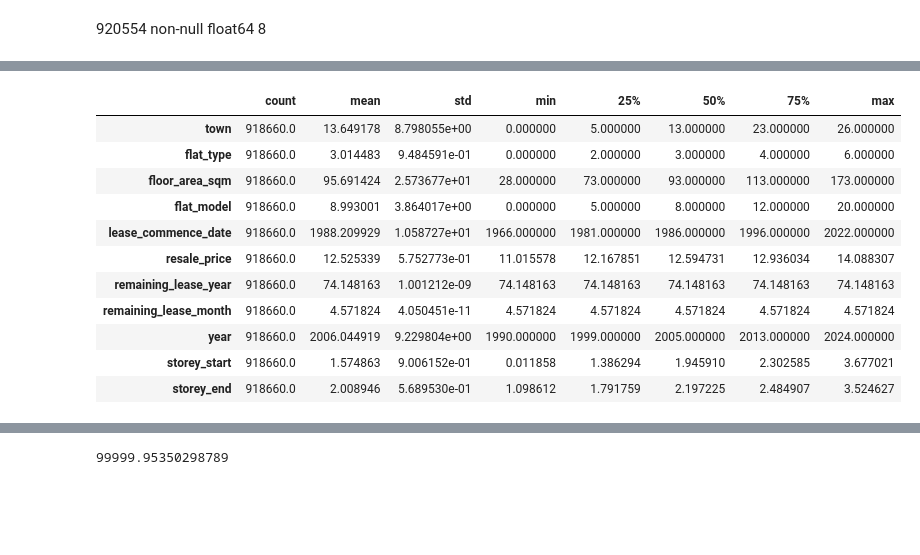
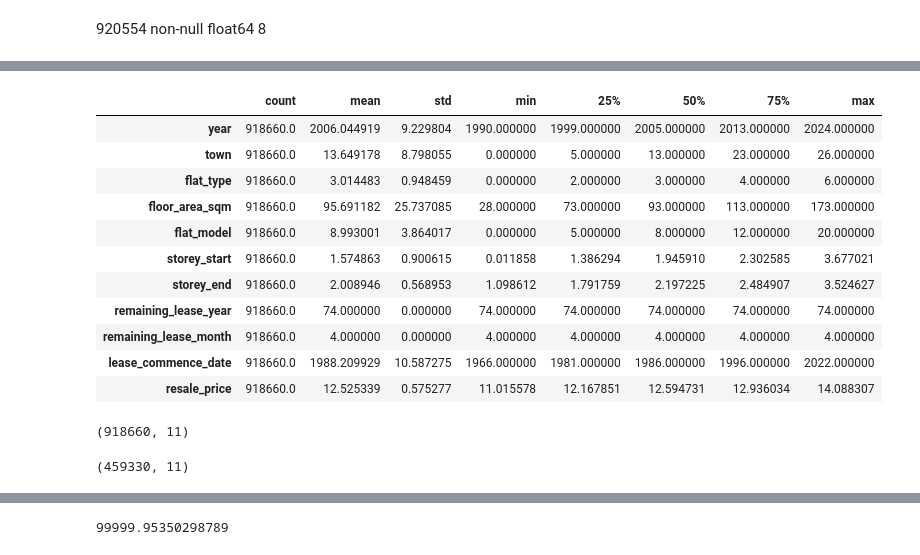
Before and after one commit to dharshini-in/-Singapore-Resale-Flat-Prices-Predicting, a Jupyter notebook: singapore_house_prediction.ipynb, the cells around one changed output, grey strips where cells are left out. Cells and saved outputs as stored; diff of their text form; code cells hidden in the pictures; blank space fills up the shorter version.

```diff
--- a/singapore_house_prediction.ipynb
+++ b/singapore_house_prediction.ipynb
@@ -554,0 +567,10 @@ df_og.tail(2)
+# %%
+df_og["remaining_lease_year"]= df_og["remaining_lease_year"].astype(int)
+df_og["remaining_lease_month"]= df_og["remaining_lease_month"].astype(int)
+df_og["flat_type"]= df_og["flat_type"].astype(int)
+df_og["flat_model"]= df_og["flat_model"].astype(int)
+df_og["storey_start"]= df_og["storey_start"].astype(int)
+df_og["storey_end"]= df_og["storey_end"].astype(int)
+df_og["floor_area_sqm"]= df_og["floor_area_sqm"].astype(int)
+
+df_og.info()
@@ -555,3 +596,10 @@ df_og.tail(2)
+# %%
+# set the columns
+df_og1= df_og[['year', 'town', 'flat_type', 'floor_area_sqm', 'flat_model',
+       'storey_start', 'storey_end', 'remaining_lease_year','remaining_lease_month',
+       'lease_commence_date', 'resale_price']]
+# %%
+df_real_og=df_og1.sort_values(by=["year"])
 # %%
 # detecting the skewed columns using plot
 def plot(df,column):
@@ -591,7 +639,7 @@ for i in df_og.columns:
 # %%
-df_og["storey_start"]= np.log(df_og["storey_start"])
-df_og["storey_end"]= np.log(df_og["storey_end"])
-df_og["resale_price"]= np.log(df_og["resale_price"])
+df_real_og["storey_start"]= np.log(df_real_og["storey_start"])
+df_real_og["storey_end"]= np.log(df_real_og["storey_end"])
+df_real_og["resale_price"]= np.log(df_real_og["resale_price"])
 # %%
 skewed_columns=["storey_start","storey_end","resale_price"]
 for i in skewed_columns:
@@ -637,15 +685,15 @@ plt.show()
 # %%
-df_og.describe().T
+df_real_og.describe().T
 # %% [output]
 |  | count | mean | std | min | 25% | 50% | 75% | max |
-| town | 918660.0 | 13.649178 | 8.798055e+00 | 0.000000 | 5.000000 | 13.000000 | 23.000000 | 26.000000 |
-| flat_type | 918660.0 | 3.014483 | 9.484591e-01 | 0.000000 | 2.000000 | 3.000000 | 4.000000 | 6.000000 |
-| floor_area_sqm | 918660.0 | 95.691424 | 2.573677e+01 | 28.000000 | 73.000000 | 93.000000 | 113.000000 | 173.000000 |
-| flat_model | 918660.0 | 8.993001 | 3.864017e+00 | 0.000000 | 5.000000 | 8.000000 | 12.000000 | 20.000000 |
-| lease_commence_date | 918660.0 | 1988.209929 | 1.058727e+01 | 1966.000000 | 1981.000000 | 1986.000000 | 1996.000000 | 2022.000000 |
-| resale_price | 918660.0 | 12.525339 | 5.752773e-01 | 11.015578 | 12.167851 | 12.594731 | 12.936034 | 14.088307 |
-| remaining_lease_year | 918660.0 | 74.148163 | 1.001212e-09 | 74.148163 | 74.148163 | 74.148163 | 74.148163 | 74.148163 |
-| remaining_lease_month | 918660.0 | 4.571824 | 4.050451e-11 | 4.571824 | 4.571824 | 4.571824 | 4.571824 | 4.571824 |
-| year | 918660.0 | 2006.044919 | 9.229804e+00 | 1990.000000 | 1999.000000 | 2005.000000 | 2013.000000 | 2024.000000 |
-| storey_start | 918660.0 | 1.574863 | 9.006152e-01 | 0.011858 | 1.386294 | 1.945910 | 2.302585 | 3.677021 |
-| storey_end | 918660.0 | 2.008946 | 5.689530e-01 | 1.098612 | 1.791759 | 2.197225 | 2.484907 | 3.524627 |
+| year | 918660.0 | 2006.044919 | 9.229804 | 1990.000000 | 1999.000000 | 2005.000000 | 2013.000000 | 2024.000000 |
+| town | 918660.0 | 13.649178 | 8.798055 | 0.000000 | 5.000000 | 13.000000 | 23.000000 | 26.000000 |
+| flat_type | 918660.0 | 3.014483 | 0.948459 | 0.000000 | 2.000000 | 3.000000 | 4.000000 | 6.000000 |
+| floor_area_sqm | 918660.0 | 95.691182 | 25.737085 | 28.000000 | 73.000000 | 93.000000 | 113.000000 | 173.000000 |
+| flat_model | 918660.0 | 8.993001 | 3.864017 | 0.000000 | 5.000000 | 8.000000 | 12.000000 | 20.000000 |
+| storey_start | 918660.0 | 1.574863 | 0.900615 | 0.011858 | 1.386294 | 1.945910 | 2.302585 | 3.677021 |
+| storey_end | 918660.0 | 2.008946 | 0.568953 | 1.098612 | 1.791759 | 2.197225 | 2.484907 | 3.524627 |
+| remaining_lease_year | 918660.0 | 74.000000 | 0.000000 | 74.000000 | 74.000000 | 74.000000 | 74.000000 | 74.000000 |
+| remaining_lease_month | 918660.0 | 4.000000 | 0.000000 | 4.000000 | 4.000000 | 4.000000 | 4.000000 | 4.000000 |
+| lease_commence_date | 918660.0 | 1988.209929 | 10.587275 | 1966.000000 | 1981.000000 | 1986.000000 | 1996.000000 | 2022.000000 |
+| resale_price | 918660.0 | 12.525339 | 0.575277 | 11.015578 | 12.167851 | 12.594731 | 12.936034 | 14.088307 |
@@ -651,0 +703,4 @@ df_og.describe().T
+# %%
+df_real_og.shape
+# %% [output]
+(918660, 11)
@@ -651,0 +710,8 @@ df_og.describe().T
+# %%
+# Reduce the number of rows by 60%
+df_perfect = df_real_og.sample(frac=0.5)
+
+# Print the shape of the reduced DataFrame
+print(df_perfect.shape)
+# %% [output]
+(459330, 11)
```
Also changed, not shown: parts of 31 cells of this notebook, 1 other file.
